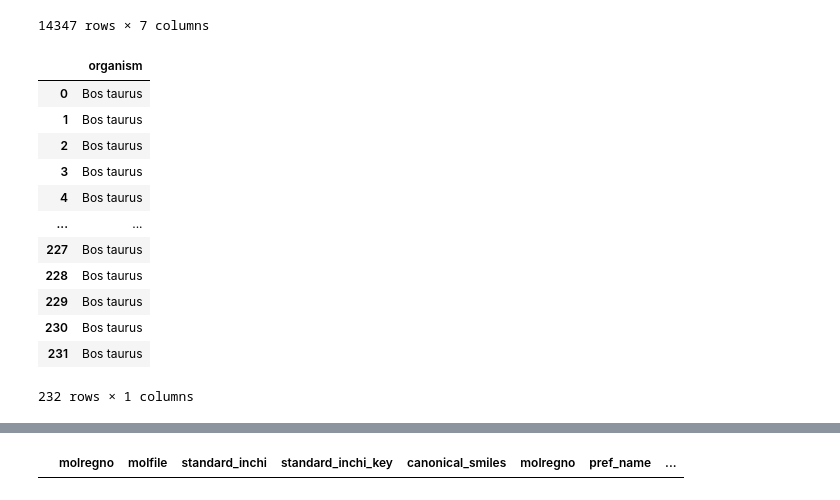
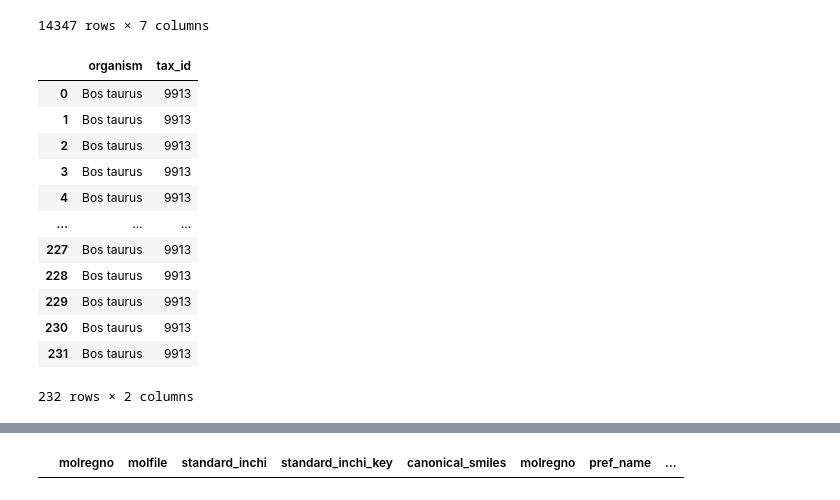
Before and after one commit to Cargill-Capstone2021/ADME-modeling-for-Cargill, a Jupyter notebook: working/CHEMBL_db.ipynb, the cells around one changed output, grey strips where cells are left out. Cells and saved outputs as stored; diff of their text form; code cells hidden in the pictures.

Commit message:
got all the bos taurus data set on this one

```diff
--- a/working/CHEMBL_db.ipynb
+++ b/working/CHEMBL_db.ipynb
@@ -3,8 +3,8 @@ import sqlite3
 import pandas as pd
 # %%
 # creating file path
-dbfile = '/Users/sara/Desktop/Capstone-Cargill/CHEMBL/db/chembl_28/chembl_28_sqlite/chembl_28.db'
-# creating a SQL connection to our SQLite database
+dbfile = '/Users/liwenxing/Documents/Ph.D/DIRECT Capstone/chembl_28/chembl_28_sqlite/chembl_28.db'
+# creating a SQL connection to our SQLite
 con = sqlite3.connect(dbfile)
 # %%
 # creating cursor
@@ -78,22 +96,22 @@ df_target_dictionary
 | 14346 | 119775 | CELL-LINE | EMRK1184 | 10090.0 | Mus musculus | CHEMBL4569158 | 0 |
 14347 rows × 7 columns
 # %%
-df_new=pd.read_sql_query("SELECT t.organism FROM target_dictionary t WHERE t.organism='Bos taurus'", con )
+df_new=pd.read_sql_query("SELECT t.organism, t.tax_id FROM target_dictionary t WHERE t.organism='Bos taurus'", con )
 df_new
 # %% [output]
-|  | organism |
-| 0 | Bos taurus |
-| 1 | Bos taurus |
-| 2 | Bos taurus |
-| 3 | Bos taurus |
-| 4 | Bos taurus |
-| ... | ... |
-| 227 | Bos taurus |
-| 228 | Bos taurus |
-| 229 | Bos taurus |
-| 230 | Bos taurus |
-| 231 | Bos taurus |
+|  | organism | tax_id |
+| 0 | Bos taurus | 9913 |
+| 1 | Bos taurus | 9913 |
+| 2 | Bos taurus | 9913 |
+| 3 | Bos taurus | 9913 |
+| 4 | Bos taurus | 9913 |
+| ... | ... | ... |
+| 227 | Bos taurus | 9913 |
+| 228 | Bos taurus | 9913 |
+| 229 | Bos taurus | 9913 |
+| 230 | Bos taurus | 9913 |
+| 231 | Bos taurus | 9913 |
-232 rows × 1 columns
+232 rows × 2 columns
 # %%
 df_var_seq=pd.read_sql_query("SELECT * FROM variant_sequences", con )
 df_var_seq
```
Also changed, not shown: parts of 24 cells of this notebook.
